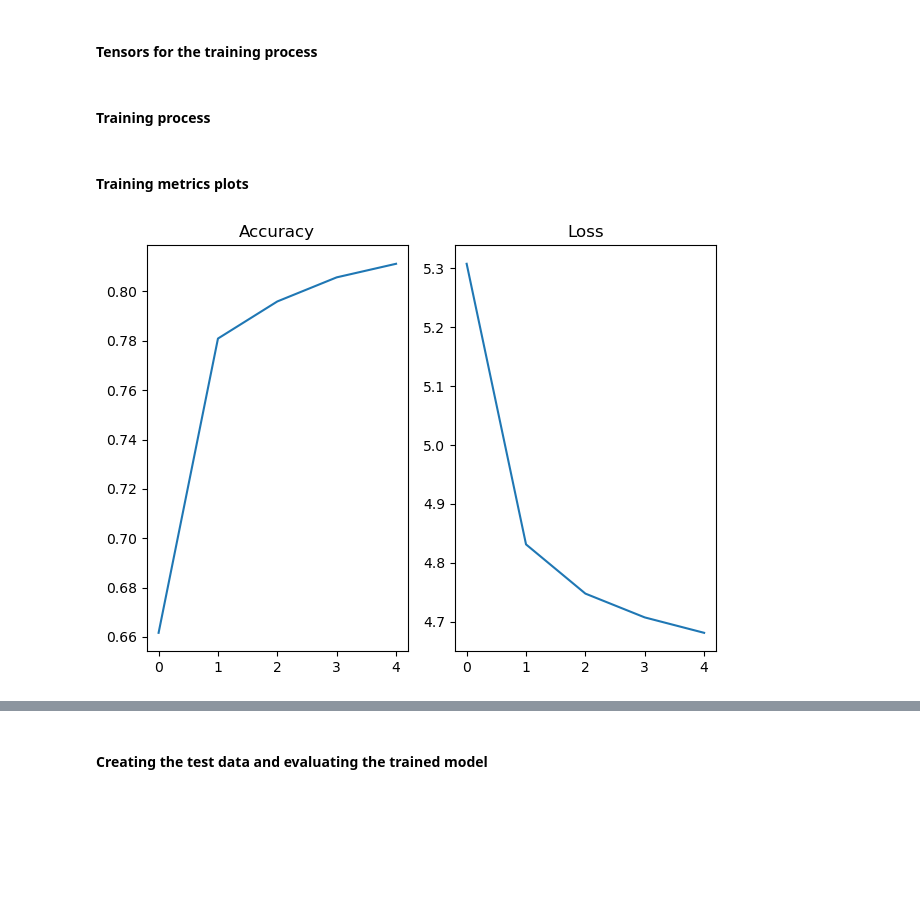
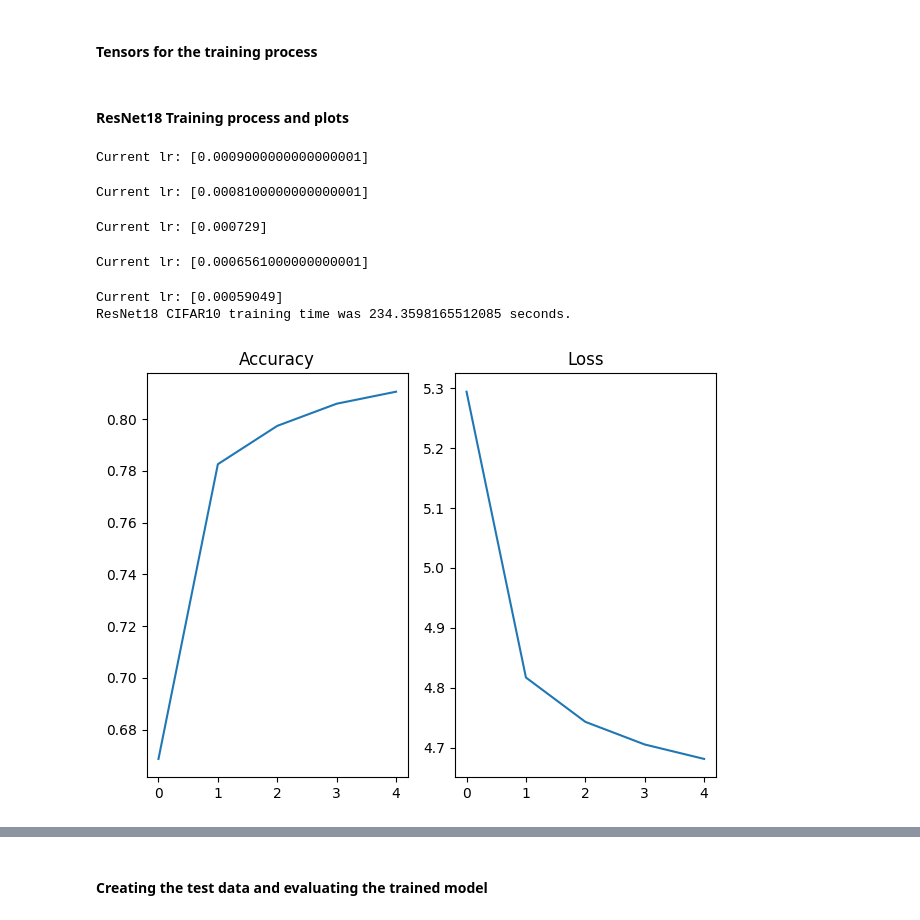
Before and after one commit to lazarovziv/deep-learning-course, a Jupyter notebook: maman15/ZivLazarov-maman15.ipynb, the cells around one changed output, grey strips where cells are left out. Drawn from its saved outputs; the diff is of its cells as text; code cells hidden in the pictures; blank space fills up the shorter version.

```diff
--- a/maman15/ZivLazarov-maman15.ipynb
+++ b/maman15/ZivLazarov-maman15.ipynb
@@ -247,7 +331,9 @@ for name, param in resnet18.named_parameters():
 # %% [markdown]
 #### Optimizer and Loss function
 # %%
-optimizer = torch.optim.Adam(parameters, lr=0.001, betas=(0.99, 0.99))
+lr = 0.001
+optimizer = torch.optim.Adam(parameters, lr=lr, betas=(0.99, 0.99))
+scheduler = torch.optim.lr_scheduler.ExponentialLR(optimizer, gamma=0.9)
 # %%
 loss = nn.CrossEntropyLoss()
 # %%
@@ -280,7 +364,7 @@ train_loss, train_accuracy = torch.zeros(epochs).to(device), torch.zeros(epochs)
 from tqdm import tqdm
 # %%
 @torch.no_grad
-def evaluate_epoch(epoch_num, epoch_loss_values, epoch_num_correct_preds, dataset_size):
+def evaluate_epoch(epoch_loss_values, epoch_num_correct_preds, dataset_size):
     epoch_accuracy = epoch_num_correct_preds / dataset_size
     epoch_loss = epoch_loss_values
     return epoch_loss, epoch_accuracy
@@ -300,2 +380,2 @@ epoch_accuracy = 0
 # %% [markdown]
-#### Training process
+#### ResNet18 Training process and plots
@@ -326,12 +381,0 @@ for epoch in tqdm(range(epochs)):
-# %% [markdown]
-#### Training metrics plots
-# %%
-fig, axes = plt.subplots(1, 2)
-axes[0].plot(torch.arange(epochs), train_accuracy.to('cpu').detach().numpy(), label='Accuracy')
-axes[0].set_title('Accuracy')
-axes[1].plot(torch.arange(epochs), torch.log(train_loss).to('cpu').detach().numpy(), label='Loss')
-axes[1].set_title('Loss')
-
-fig.tight_layout()
-# %% [output]
-[figure, removed]
@@ -338 +431,11 @@ fig.tight_layout()
+# %%
+train(resnet18, optimizer, scheduler, loss, epochs, cifar10_dataloader, 'ResNet18')
+# %% [output]
+Current lr: [0.0009000000000000001]
+Current lr: [0.0008100000000000001]
+Current lr: [0.000729]
+Current lr: [0.0006561000000000001]
+Current lr: [0.00059049]
+ResNet18 CIFAR10 training time was 234.3598165512085 seconds.
+[figure, added]
 # %%
```
Also changed, not shown: parts of 59 cells of this notebook.
